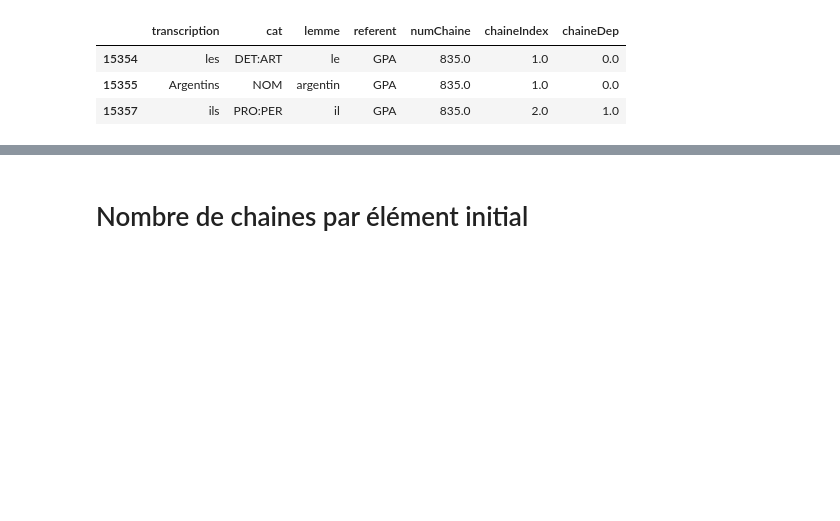
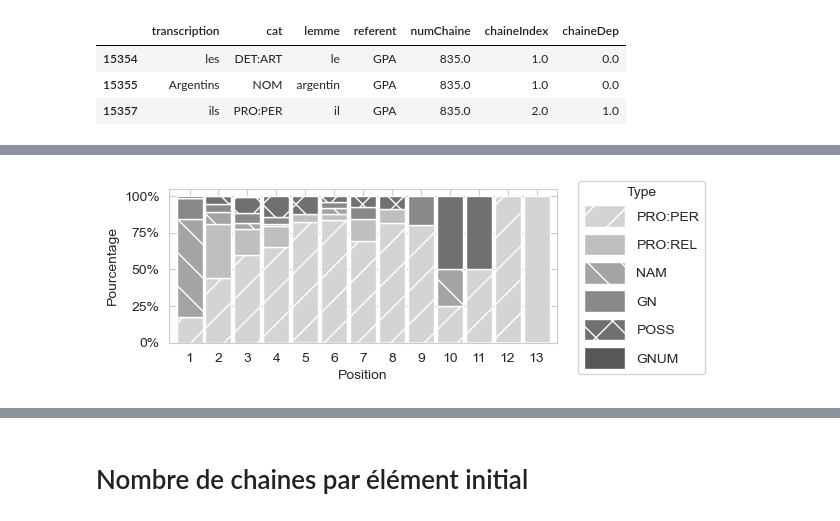
Before and after one commit to gboye/AMBK-SportsCom, a Jupyter notebook: Chaines/Chaines-Tables.ipynb, the cells around one changed output, grey strips where cells are left out. Saved outputs shown, nothing was run; the diff lists cells and outputs as text; code cells hidden in the pictures; blank space fills up the shorter version.

```diff
--- a/Chaines/Chaines-Tables.ipynb
+++ b/Chaines/Chaines-Tables.ipynb
@@ -133,0 +283,25 @@ df.to_excel(rep+"Chaines-FR-AR-fr.xlsx",index=0)
+# %%
+colors=sns.color_palette('Greys',10)[2:]
+dfPlot["Total"]=dfPlot.sum(axis=1)
+for c in dfPlot.columns:
+    dfPlot[c]=dfPlot[c]/dfPlot.Total
+dfPlot=dfPlot.drop("Total",axis=1)
+ax=dfPlot[:].plot(kind="bar",stacked=True,color=colors,rot=0,figsize=(5, 2),width=.9)
+bars = ax.patches
+hatches = ''.join(h*len(dfPlot[1:]) for h in '/ \\ X ')
+
+for bar, hatch in zip(bars, hatches):
+    bar.set_hatch(hatch)
+
+ax.yaxis.set_major_formatter(mtick.PercentFormatter(1.0))
+ax.set_xlabel('Position')
+ax.set_ylabel('Pourcentage')
+leg=plt.legend(loc='lower right', title='Type',bbox_to_anchor=(1.4, -0.25),handlelength=3, handleheight=2)
+
+# for lh in leg.legend_handles:
+#     lh.set_linewidth(2.0)
+# plt.legend()
+plt.savefig("JE-BC-TypePosition-%s-Mono.png"%(match),
+                bbox_inches="tight",dpi=300)
+# %% [output]
+[figure, added]
```
Also changed, not shown: parts of 34 cells of this notebook, 3 other files.
